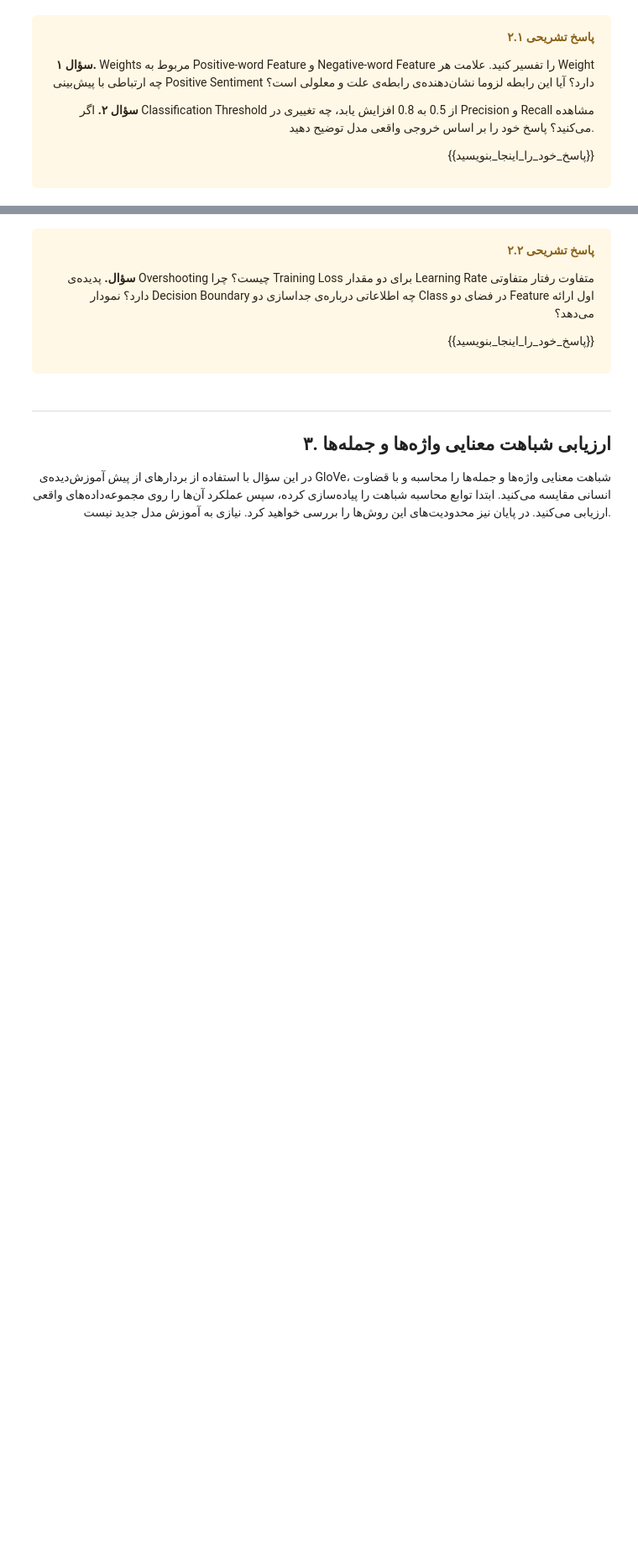
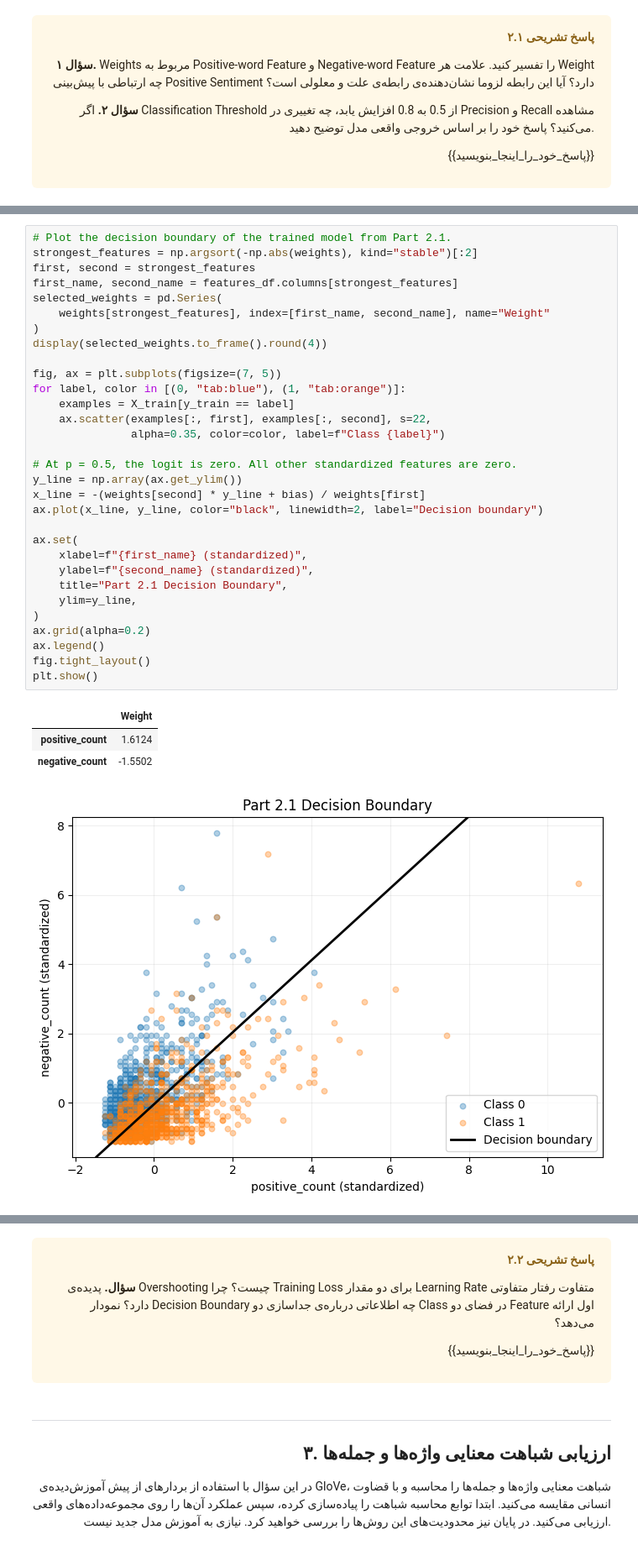
Before and after one commit to ILoveBacteria/nlp-homework, a Jupyter notebook: hw2/NLP_CA2.ipynb, the cells around one changed output, grey strips where cells are left out. Shown at 84% size. Drawn from its saved outputs; the diff is of its cells as text; blank space fills up the shorter version.

```diff
--- a/hw2/NLP_CA2.ipynb
+++ b/hw2/NLP_CA2.ipynb
@@ -1762,0 +1850,36 @@ comparison_epochs = 15
+# %%
+# Plot the decision boundary of the trained model from Part 2.1.
+strongest_features = np.argsort(-np.abs(weights), kind="stable")[:2]
+first, second = strongest_features
+first_name, second_name = features_df.columns[strongest_features]
+selected_weights = pd.Series(
+    weights[strongest_features], index=[first_name, second_name], name="Weight"
+)
+display(selected_weights.to_frame().round(4))
+
+fig, ax = plt.subplots(figsize=(7, 5))
+for label, color in [(0, "tab:blue"), (1, "tab:orange")]:
+    examples = X_train[y_train == label]
+    ax.scatter(examples[:, first], examples[:, second], s=22,
+               alpha=0.35, color=color, label=f"Class {label}")
+
+# At p = 0.5, the logit is zero. All other standardized features are zero.
+y_line = np.array(ax.get_ylim())
+x_line = -(weights[second] * y_line + bias) / weights[first]
+ax.plot(x_line, y_line, color="black", linewidth=2, label="Decision boundary")
+
+ax.set(
+    xlabel=f"{first_name} (standardized)",
+    ylabel=f"{second_name} (standardized)",
+    title="Part 2.1 Decision Boundary",
+    ylim=y_line,
+)
+ax.grid(alpha=0.2)
+ax.legend()
+fig.tight_layout()
+plt.show()
+# %% [output]
+|  | Weight |
+| positive_count | 1.6124 |
+| negative_count | -1.5502 |
+[figure, added]
```
Also changed, not shown: parts of 22 cells of this notebook.
